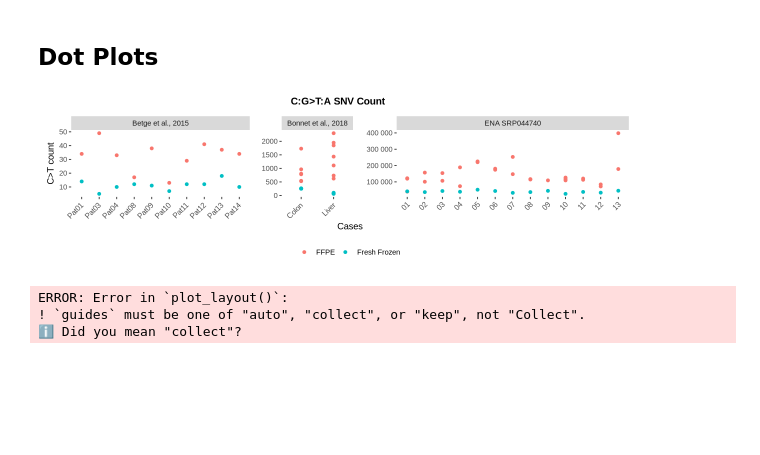
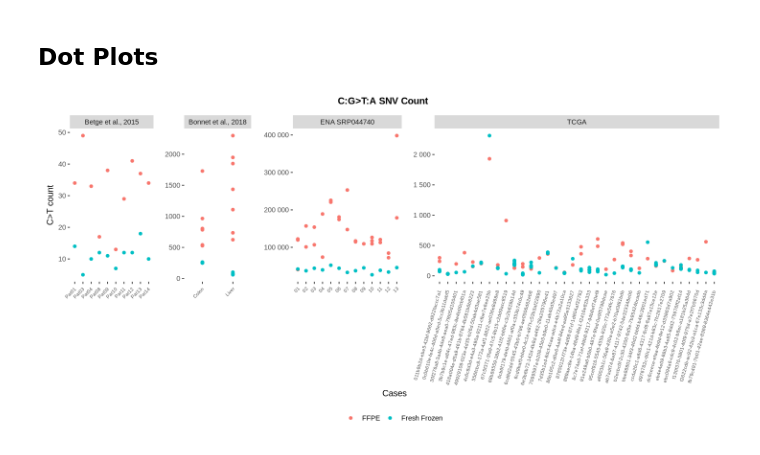
Before and after one commit to MoyukhShabon/common-ffpe-snvf, a Jupyter notebook: analysis/aggregate_results.ipynb, the cells around one changed output. Cells and saved outputs as stored; diff of their text form; code cells hidden in the pictures; blank space fills up the shorter version.

```diff
--- a/analysis/aggregate_results.ipynb
+++ b/analysis/aggregate_results.ipynb
@@ -85,11 +100,13 @@ w= 8; h = 5
 options(repr.plot.width = w, repr.plot.height = h)
 # %% [markdown]
 ## Dot Plots
+# %%
+theme <- theme(axis.text.x = element_text(size = 6))
 # %%
-betge_ct_plot <- readRDS("ena_PRJEB8754/PRJEB8754_ct_count_dot_plot.rds")
-bonnet_ct_count <- readRDS("ega_EGAD00001004066/EGAD00001004066_ct_count_dot_plot.rds")
-srp_ct_plot <- readRDS("ena_SRP044740/SRP044740_ct_count_dot_plot.rds")
-tcga_plot <- readRDS("tcga/tcga_ct_count_dot_plot.rds")
+betge_ct_plot <- readRDS("ena_PRJEB8754/PRJEB8754_ct_count_dot_plot.rds") + theme
+bonnet_ct_count <- readRDS("ega_EGAD00001004066/EGAD00001004066_ct_count_dot_plot.rds") + theme
+srp_ct_plot <- readRDS("ena_SRP044740/SRP044740_ct_count_dot_plot.rds") + theme
+tcga_ct_plot <- readRDS("tcga/tcga_ct_count_dot_plot.rds") + theme
 # %%
 count_path <- Sys.glob("*/*_ct_count.tsv")
 
@@ -104,58 +121,31 @@ case_counts <- all_dset_ct_count |>
 	summarise(n_samples = n_distinct(case_id))
 # %%
 for (i in seq_len(length(case_counts$n_samples))){
-	if (case_counts$n_samples[i] < 4) {
-		case_counts$n_samples[i] <- 4
+	if (case_counts$n_samples[i] < 8) {
+		case_counts$n_samples[i] <- 8
 	}
 }
 # %%
 
-final_plot <- (betge_ct_plot + bonnet_ct_count + srp_ct_plot) +
+final_plot <- (betge_ct_plot + bonnet_ct_count + srp_ct_plot + tcga_ct_plot) +
 	plot_layout(
 			# widths applies to the columns defined by the top row.
 			# tcga_plot will automatically span the full width of the row below.
-			widths = case_counts$n_samples[1:3],
+			widths = case_counts$n_samples,
 			guides = "collect", # Collect all legends into a single common legend
 			axis_titles = "collect", # Collect common axis titles
 	) +
 	plot_annotation(
 		title = "C:G>T:A SNV Count",
 		theme = theme(
 			plot.title = element_text(hjust = 0.5, face = "bold", size = 12),
 			plot.caption = element_text(hjust = 0.5, size = 11),
 			legend.position = "bottom",
 			legend.title = element_blank()
 		)
 	)
 
-options(repr.plot.width = 10, repr.plot.height = 3)
-qdraw(final_plot, "aggregated_ct_plot-without_tcga.pdf", width = 10, height = 3)
+options(repr.plot.width = 12, repr.plot.height = 6)
 final_plot
 # %% [output]
-[figure, old version]
+[figure, new version]
-# %%
-options(repr.plot.width = 10, repr.plot.height = 8)
-
-final_plot <- final_plot + plot_layout(guides = "auto")
-final_plot_with_tcga <- (final_plot / tcga_plot) +
-	plot_layout(
-				guides = "collect", # Collect all legends into a single common legend
-				axis_titles = "collect", # Collect common axis titles
-				heights = c(2, 3)
-		) +
-	plot_annotation(
-		title = "C:G>T:A SNV Count",
-		theme = theme(
-			plot.title = element_text(hjust = 0.5, face = "bold", size = 12),
-			plot.caption = element_text(hjust = 0.5, size = 11),
-			legend.position = "bottom",
-			legend.title = element_blank(),
-		)
-	)
-
-qdraw(final_plot_with_tcga, "aggregated_ct_plot-with_tcga.pdf", width = 10, height = 5)
-final_plot_with_tcga
-# %% [output]
-ERROR: Error in `plot_layout()`:
-! `guides` must be one of "auto", "collect", or "keep", not "Collect".
-ℹ Did you mean "collect"?
```
Also changed, not shown: parts of 1 cell of this notebook, 2 other files.
